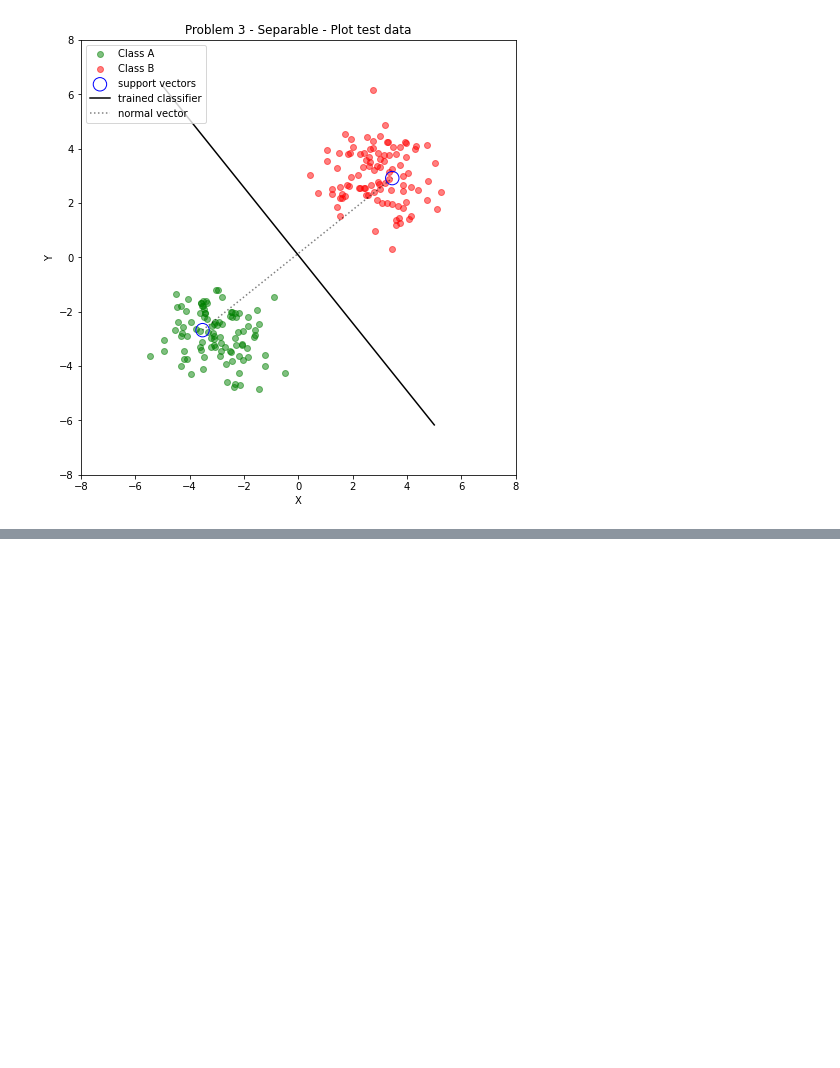
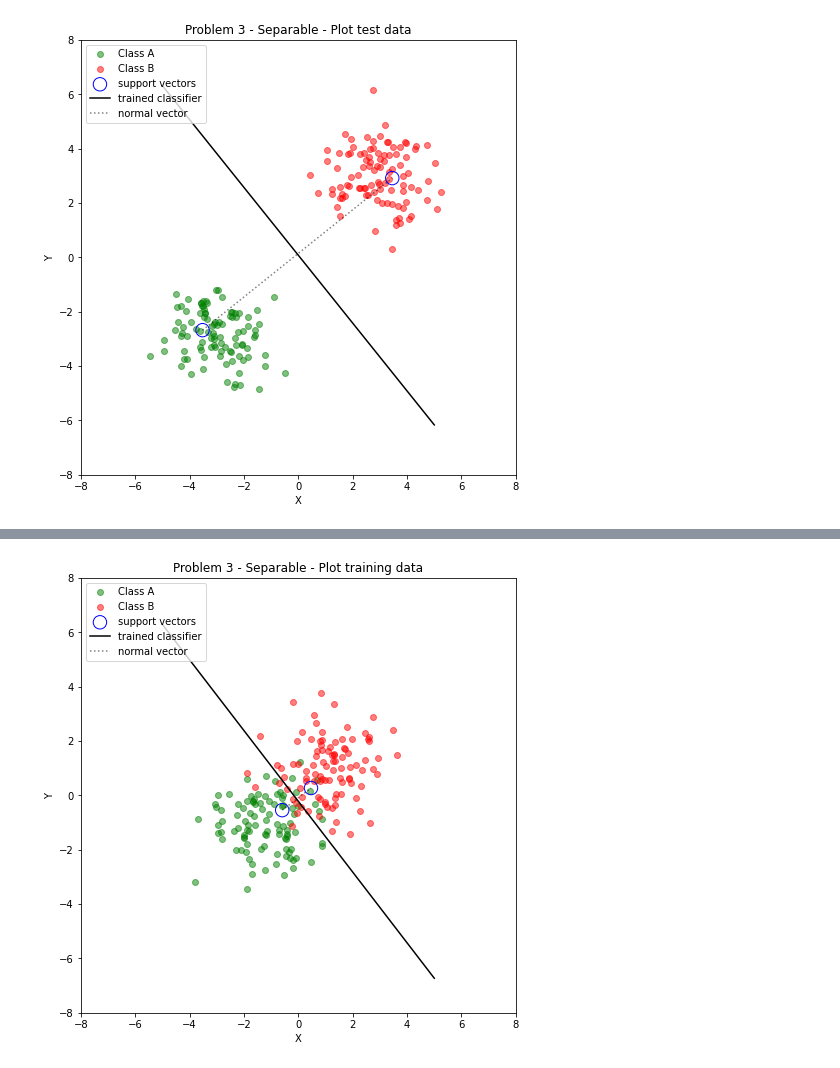
Before and after one commit to anvuongb/ece569_cvxopt_hw3, a Jupyter notebook: prob3.ipynb, the cells around one changed output, grey strips where cells are left out. Drawn from its saved outputs; the diff is of its cells as text; code cells hidden in the pictures; blank space fills up the shorter version.

```diff
--- a/prob3.ipynb
+++ b/prob3.ipynb
@@ -186,0 +222,6 @@ plt.show()
+# %%
+A = data_train["A"]
+B = data_train["B"]
+
+test = data_test["X_test"]
+test_label = data_test["true_labels"].ravel()
@@ -186,0 +230,3 @@ plt.show()
+# %%
+z_0 = scipy.special.softmax(np.random.uniform(0, 1, (100, 1)))
+m_0 = scipy.special.softmax(np.random.uniform(0, 1, (100, 1)))
@@ -186,0 +364,37 @@ plt.show()
+# %%
+u_opt = x1_curr
+v_opt = x3_curr
+
+A_opt = np.matmul(A, u_opt)
+B_opt = np.matmul(B, v_opt)
+
+gamma = 0.5*(np.linalg.norm(A_opt)**2-np.linalg.norm(B_opt)**2)
+normal_vector = A_opt - B_opt
+normal_vector = normal_vector
+
+x_lin = np.linspace(-5, 5, 500)
+y_lin = (-x_lin*normal_vector[0][0] + gamma)/normal_vector[1][0]
+# %%
+fig = plt.figure(figsize=(8,8))
+plt.scatter(A[0,:],A[1,:], alpha=0.5, color='g', label='Class A')
+plt.scatter(B[0,:],B[1,:], alpha=0.5, color='r', label='Class B')
+
+# plot optimal point
+plt.scatter(A_opt[0], A_opt[1], alpha=1, s=180, facecolors='none', edgecolors='b', label='support vectors')
+plt.scatter(B_opt[0], B_opt[1], alpha=1, s=180, facecolors='none', edgecolors='b')
+
+# plot hyperplane
+plt.plot(x_lin, y_lin, label='trained classifier', color='black')
+plt.plot([A_opt[0], B_opt[0]], [A_opt[1], B_opt[1]], alpha=0.5, ls="dotted", label='normal vector', color='black')
+
+plt.title("Problem 3 - Separable - Plot training data")
+plt.xlabel("X")
+plt.ylabel("Y")
+plt.legend(loc="upper left")
+ax = plt.gca()
+ax.set_aspect('equal')
+plt.xlim(-8, 8)
+plt.ylim(-8, 8)
+plt.show()
+# %% [output]
+[figure, added]
```
Also changed, not shown: parts of 15 cells of this notebook.
